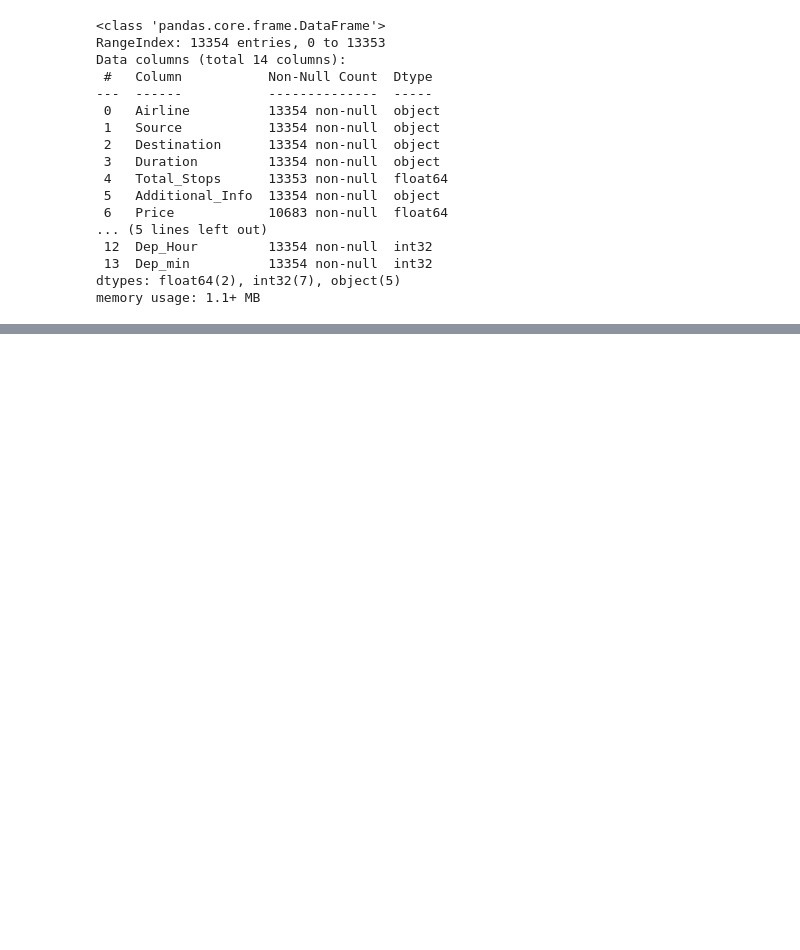
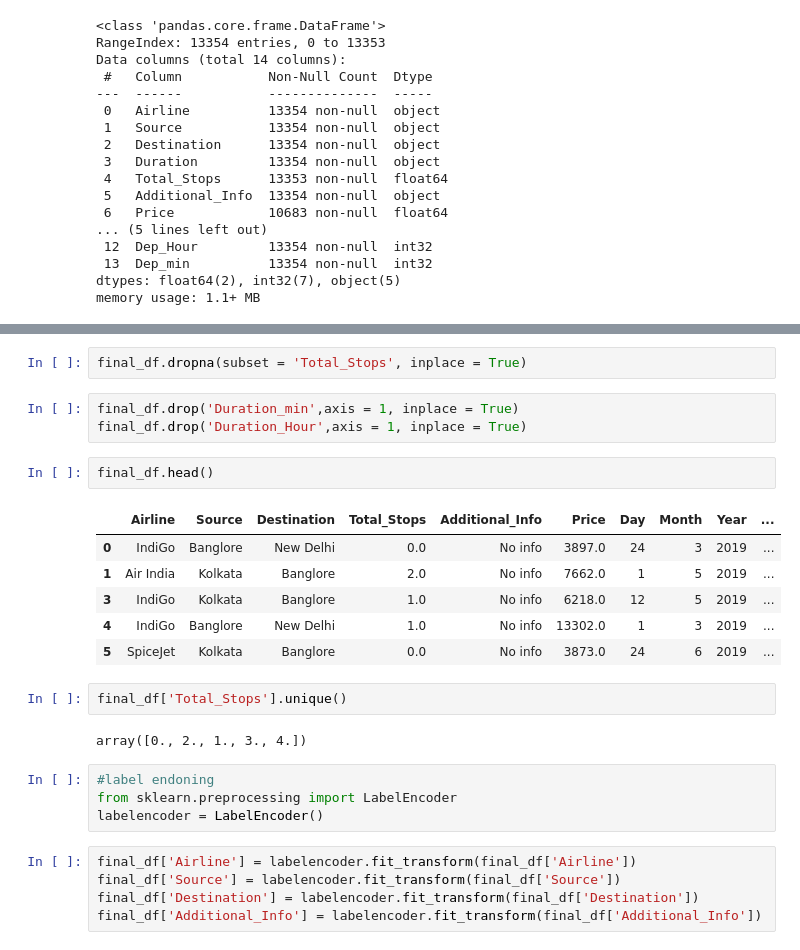
Before and after one commit to darshith-v/Exploratory-Data-Analysis, a Jupyter notebook: Flight Prediction/Flight_Price_Prediction.ipynb, the cells around one changed output, grey strips where cells are left out. Saved outputs shown, nothing was run; the diff lists cells and outputs as text; blank space fills up the shorter version.

```diff
--- a/Flight Prediction/Flight_Price_Prediction.ipynb
+++ b/Flight Prediction/Flight_Price_Prediction.ipynb
@@ -330,0 +420,27 @@ memory usage: 1.1+ MB
+# %%
+final_df.dropna(subset = 'Total_Stops', inplace = True)
+# %%
+final_df.drop('Duration_min',axis = 1, inplace = True)
+final_df.drop('Duration_Hour',axis = 1, inplace = True)
+# %%
+final_df.head()
+# %% [output]
+|  | Airline | Source | Destination | Total_Stops | Additional_Info | Price | Day | Month | Year | ... |
+| 0 | IndiGo | Banglore | New Delhi | 0.0 | No info | 3897.0 | 24 | 3 | 2019 | ... |
+| 1 | Air India | Kolkata | Banglore | 2.0 | No info | 7662.0 | 1 | 5 | 2019 | ... |
+| 3 | IndiGo | Kolkata | Banglore | 1.0 | No info | 6218.0 | 12 | 5 | 2019 | ... |
+| 4 | IndiGo | Banglore | New Delhi | 1.0 | No info | 13302.0 | 1 | 3 | 2019 | ... |
+| 5 | SpiceJet | Kolkata | Banglore | 0.0 | No info | 3873.0 | 24 | 6 | 2019 | ... |
+# %%
+final_df['Total_Stops'].unique()
+# %% [output]
+array([0., 2., 1., 3., 4.])
+# %%
+#label endoning
+from sklearn.preprocessing import LabelEncoder
+labelencoder = LabelEncoder()
+# %%
+final_df['Airline'] = labelencoder.fit_transform(final_df['Airline'])
+final_df['Source'] = labelencoder.fit_transform(final_df['Source'])
+final_df['Destination'] = labelencoder.fit_transform(final_df['Destination'])
+final_df['Additional_Info'] = labelencoder.fit_transform(final_df['Additional_Info'])
```
Also changed, not shown: parts of 19 cells of this notebook.
